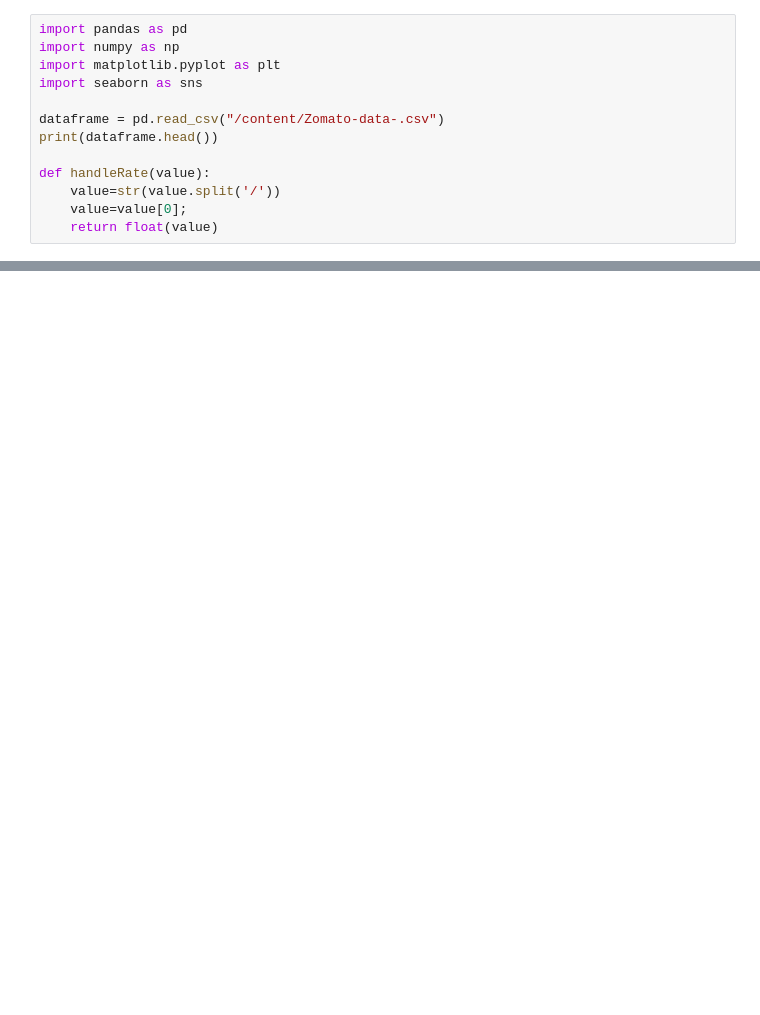
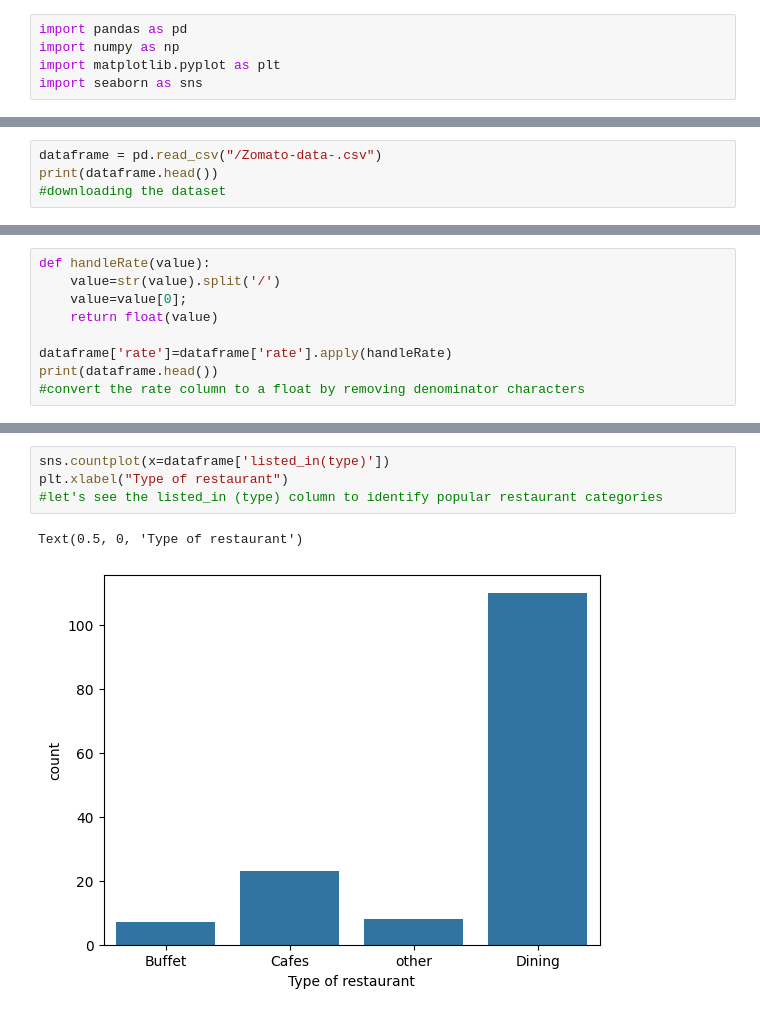
Before and after one commit to Kucheing/FirstOpeningZomato, a Jupyter notebook: FirstOpeningZomato.ipynb, the cells around one changed output, grey strips where cells are left out. Cells and saved outputs as stored; diff of their text form; blank space fills up the shorter version.

Commit message:
Created using Colab, first commit day one of data analytics working on zomato

```diff
--- a/FirstOpeningZomato.ipynb
+++ b/FirstOpeningZomato.ipynb
@@ -3,11 +5,3 @@ import pandas as pd
 import numpy as np
 import matplotlib.pyplot as plt
 import seaborn as sns
-
-dataframe = pd.read_csv("/content/Zomato-data-.csv")
-print(dataframe.head())
-
-def handleRate(value):
-    value=str(value.split('/'))
-    value=value[0];
-    return float(value)
@@ -15,0 +8,4 @@ FileNotFoundError: [Errno 2] No such file or directory: '/content/Zomato-data-.c
+# %%
+dataframe = pd.read_csv("/Zomato-data-.csv")
+print(dataframe.head())
+#downloading the dataset
@@ -15,0 +26,9 @@ FileNotFoundError: [Errno 2] No such file or directory: '/content/Zomato-data-.c
+# %%
+def handleRate(value):
+    value=str(value).split('/')
+    value=value[0];
+    return float(value)
+
+dataframe['rate']=dataframe['rate'].apply(handleRate)
+print(dataframe.head())
+#convert the rate column to a float by removing denominator characters
@@ -15,0 +79,7 @@ FileNotFoundError: [Errno 2] No such file or directory: '/content/Zomato-data-.c
+# %%
+sns.countplot(x=dataframe['listed_in(type)'])
+plt.xlabel("Type of restaurant")
+#let's see the listed_in (type) column to identify popular restaurant categories
+# %% [output]
+Text(0.5, 0, 'Type of restaurant')
+[figure, added]
```
Also changed, not shown: parts of 13 cells of this notebook.
